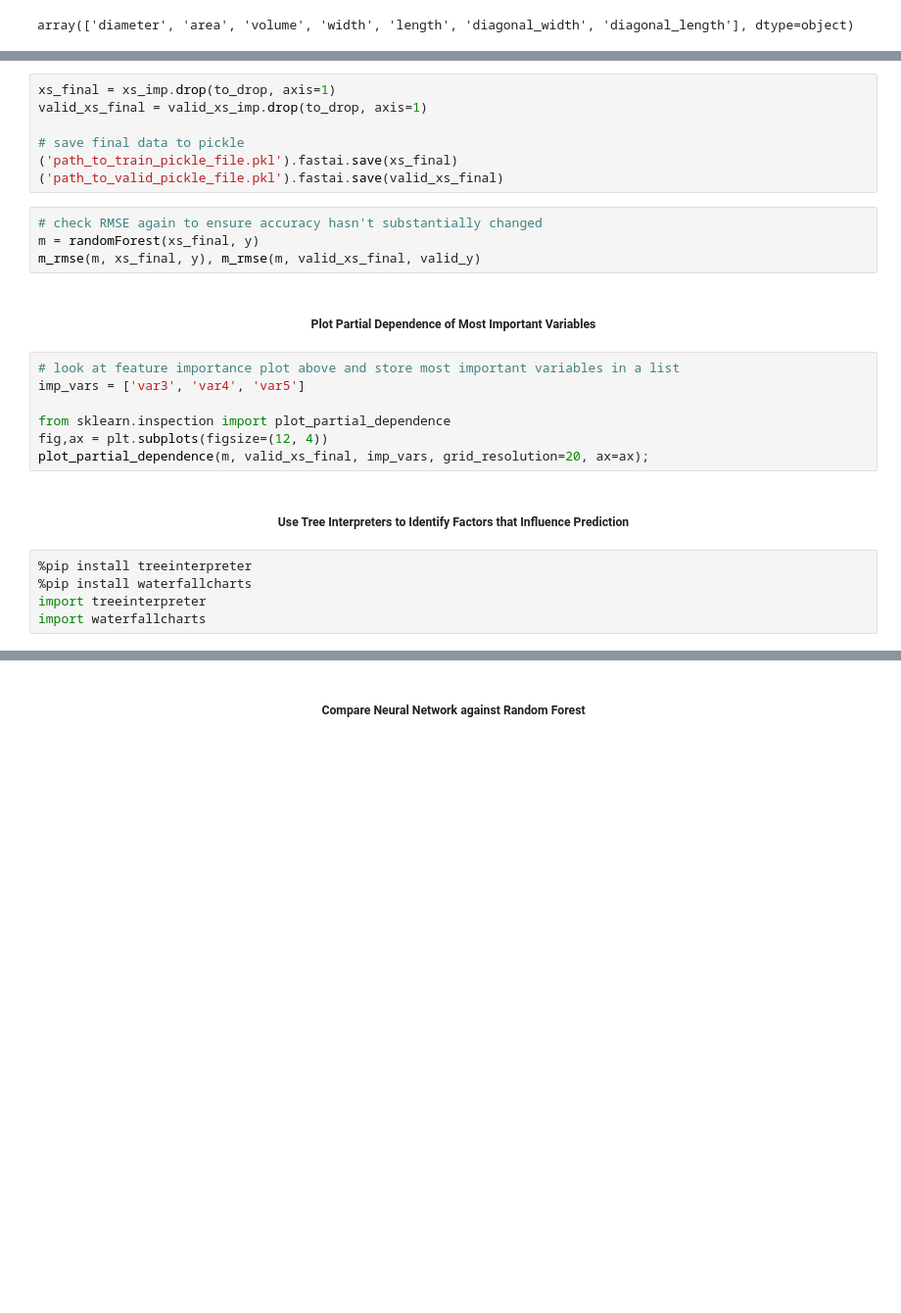
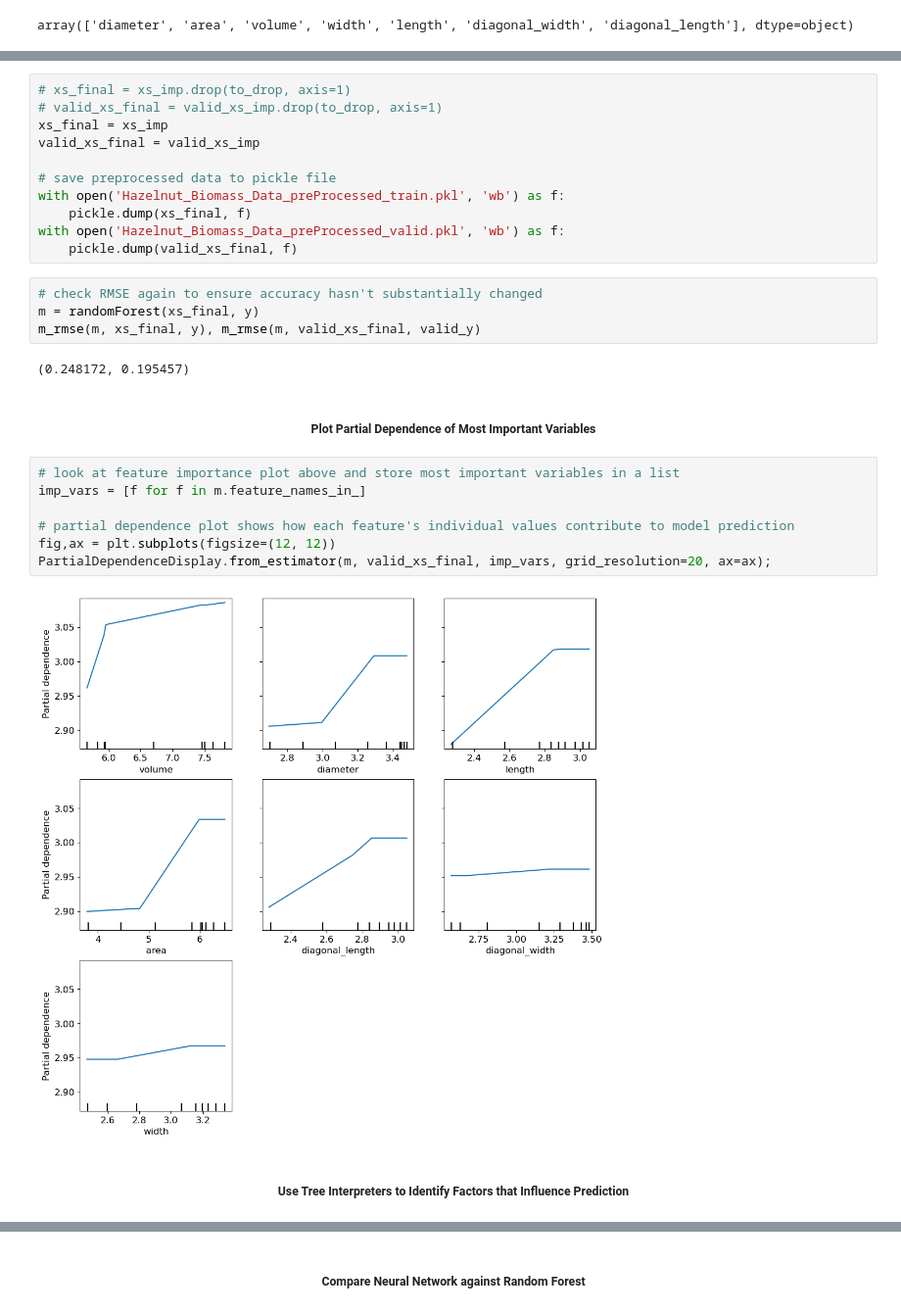
Before and after one commit to ZackLoken/Savanna-Institute-Image-Analysis, a Jupyter notebook: Hazelnut_Biomass/Predicting_Hazelnut_Biomass_from_ImageDerived_CanopyMetrics.ipynb, the cells around one changed output, grey strips where cells are left out. Shown at 98% size. Saved outputs shown, nothing was run; the diff lists cells and outputs as text; blank space fills up the shorter version.

```diff
--- a/Hazelnut_Biomass/Predicting_Hazelnut_Biomass_from_ImageDerived_CanopyMetrics.ipynb
+++ b/Hazelnut_Biomass/Predicting_Hazelnut_Biomass_from_ImageDerived_CanopyMetrics.ipynb
@@ -200,27 +211,30 @@ get_oob(xs_imp.drop(to_drop, axis=1))
 # %%
-xs_final = xs_imp.drop(to_drop, axis=1)
-valid_xs_final = valid_xs_imp.drop(to_drop, axis=1)
+# xs_final = xs_imp.drop(to_drop, axis=1)
+# valid_xs_final = valid_xs_imp.drop(to_drop, axis=1)
+xs_final = xs_imp
+valid_xs_final = valid_xs_imp
 
-# save final data to pickle
-('path_to_train_pickle_file.pkl').fastai.save(xs_final)
-('path_to_valid_pickle_file.pkl').fastai.save(valid_xs_final)
+# save preprocessed data to pickle file
+with open('Hazelnut_Biomass_Data_preProcessed_train.pkl', 'wb') as f:
+    pickle.dump(xs_final, f)
+with open('Hazelnut_Biomass_Data_preProcessed_valid.pkl', 'wb') as f:
+    pickle.dump(valid_xs_final, f)
 # %%
 # check RMSE again to ensure accuracy hasn't substantially changed
 m = randomForest(xs_final, y)
 m_rmse(m, xs_final, y), m_rmse(m, valid_xs_final, valid_y)
+# %% [output]
+(0.248172, 0.195457)
 # %% [markdown]
 ##### <center>Plot Partial Dependence of Most Important Variables</center>
 # %%
 # look at feature importance plot above and store most important variables in a list
-imp_vars = ['var3', 'var4', 'var5']
+imp_vars = [f for f in m.feature_names_in_]
 
-from sklearn.inspection import plot_partial_dependence
-fig,ax = plt.subplots(figsize=(12, 4))
-plot_partial_dependence(m, valid_xs_final, imp_vars, grid_resolution=20, ax=ax);
+# partial dependence plot shows how each feature's individual values contribute to model prediction
+fig,ax = plt.subplots(figsize=(12, 12))
+PartialDependenceDisplay.from_estimator(m, valid_xs_final, imp_vars, grid_resolution=20, ax=ax);
+# %% [output]
+[figure, added]
 # %% [markdown]
 ##### <center>Use Tree Interpreters to Identify Factors that Influence Prediction</center>
-# %%
-%pip install treeinterpreter
-%pip install waterfallcharts
-import treeinterpreter
-import waterfallcharts
```
Also changed, not shown: parts of 18 cells of this notebook.
